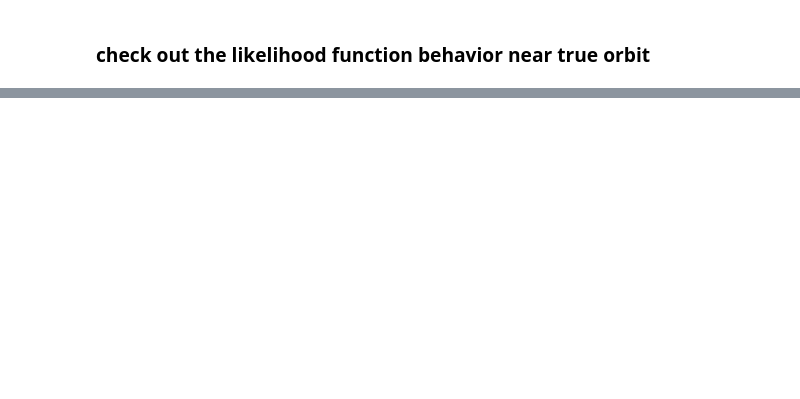
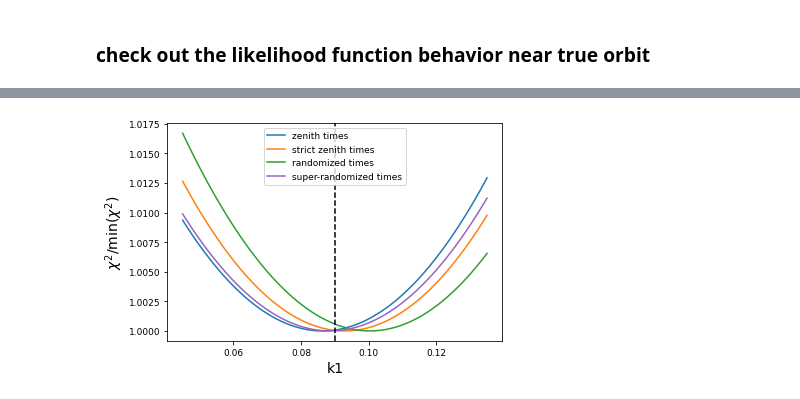
Before and after one commit to megbedell/thethethe, a Jupyter notebook: cadence/03-injection-recovery.ipynb, the cells around one changed output, grey strips where cells are left out. Saved outputs shown, nothing was run; the diff lists cells and outputs as text; code cells hidden in the pictures; blank space fills up the shorter version.

```diff
--- a/cadence/03-injection-recovery.ipynb
+++ b/cadence/03-injection-recovery.ipynb
@@ -138,0 +154,30 @@ plot_chisq_onepar(param, par_name, ts, ys, yerrs, scale=0.2)
+# %%
+def plot_chisq_onepar_all(param, par_name, ts_all, ys_all, yerrs_all,
+                          labels_all, colors_all, scale=0.1, ax=None):
+    true_value = np.copy(param[par_name].value)
+    vals = np.linspace(-1, 1, 100) * true_value * scale + true_value
+    N = len(ts_all)
+    chisqs_all = [[] for i in range(N)]
+    for val in vals:
+        param[par_name].value = val
+        model = radvel.model.RVModel(param)
+        for i in range(N):
+            chisqs_all[i].append(np.sum((ys_all[i] - model(ts_all[i]))**2/yerrs_all[i]**2))
+    param[par_name].value = true_value
+    if ax is None:
+        fig,ax = plt.subplots(1,1)
+    for i in range(N):
+        chisqs = np.asarray(chisqs_all[i])
+        ax.plot(vals, chisqs/np.min(chisqs), label=labels_all[i], c=colors_all[i])
+    ax.axvline(true_value, c='k', ls='--')
+    ax.set_xlabel(par_name, fontsize=14)
+    ax.set_ylabel(r'$\chi^2$/min($\chi^2$)', fontsize=14)
+    ax.legend();
+# %%
+labels_all = ['zenith times', 'strict zenith times', 'randomized times', 'super-randomized times']
+colors_all = ['C0', 'C1', 'C2', 'C4']
+# %%
+plot_chisq_onepar_all(param, 'k1', ts_all, ys_all, yerrs_all, labels_all, colors_all,
+                      scale=0.5)
+# %% [output]
+[figure, added]
```
Also changed, not shown: parts of 20 cells of this notebook.
